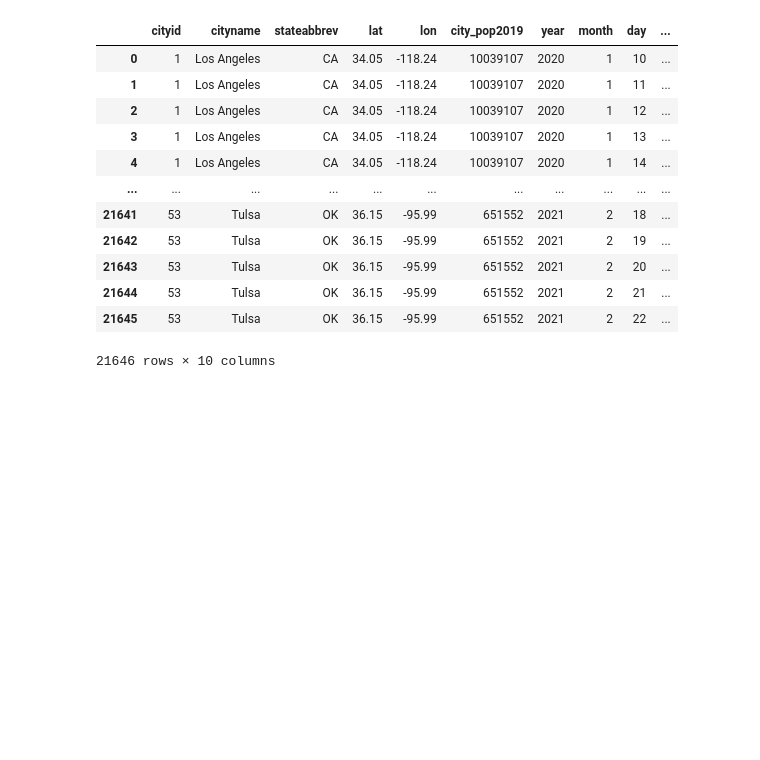
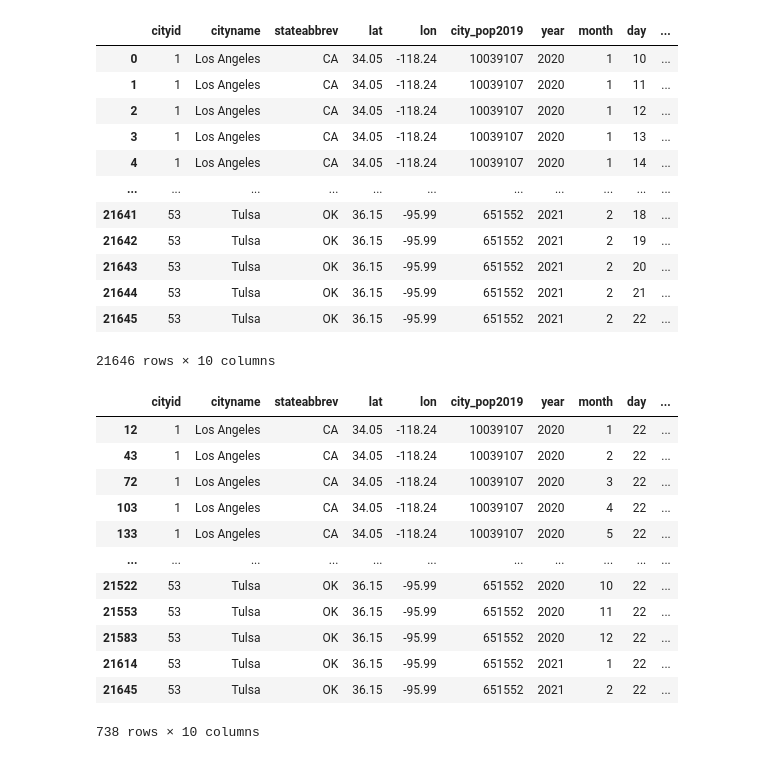
Before and after one commit to Loki-codes/Greener-Pastures, a Jupyter notebook: womplygeo.ipynb, the cells around one changed output. Drawn from its saved outputs; the diff is of its cells as text; code cells hidden in the pictures; blank space fills up the shorter version.

```diff
--- a/womplygeo.ipynb
+++ b/womplygeo.ipynb
@@ -94,3 +87,22 @@ merge_df
 | 21644 | 53 | Tulsa | OK | 36.15 | -95.99 | 651552 | 2021 | 2 | 21 | ... |
 | 21645 | 53 | Tulsa | OK | 36.15 | -95.99 | 651552 | 2021 | 2 | 22 | ... |
 21646 rows × 10 columns
+# %%
+#finding the info only on the 22nd of the month
+monthly_ = merge_df['day'] == 22
+monthly_merge_df = merge_df[monthly_]
+monthly_merge_df
+# %% [output]
+|  | cityid | cityname | stateabbrev | lat | lon | city_pop2019 | year | month | day | ... |
+| 12 | 1 | Los Angeles | CA | 34.05 | -118.24 | 10039107 | 2020 | 1 | 22 | ... |
+| 43 | 1 | Los Angeles | CA | 34.05 | -118.24 | 10039107 | 2020 | 2 | 22 | ... |
+| 72 | 1 | Los Angeles | CA | 34.05 | -118.24 | 10039107 | 2020 | 3 | 22 | ... |
+| 103 | 1 | Los Angeles | CA | 34.05 | -118.24 | 10039107 | 2020 | 4 | 22 | ... |
+| 133 | 1 | Los Angeles | CA | 34.05 | -118.24 | 10039107 | 2020 | 5 | 22 | ... |
+| ... | ... | ... | ... | ... | ... | ... | ... | ... | ... | ... |
+| 21522 | 53 | Tulsa | OK | 36.15 | -95.99 | 651552 | 2020 | 10 | 22 | ... |
+| 21553 | 53 | Tulsa | OK | 36.15 | -95.99 | 651552 | 2020 | 11 | 22 | ... |
+| 21583 | 53 | Tulsa | OK | 36.15 | -95.99 | 651552 | 2020 | 12 | 22 | ... |
+| 21614 | 53 | Tulsa | OK | 36.15 | -95.99 | 651552 | 2021 | 1 | 22 | ... |
+| 21645 | 53 | Tulsa | OK | 36.15 | -95.99 | 651552 | 2021 | 2 | 22 | ... |
+738 rows × 10 columns
```
Also changed, not shown: parts of 10 cells of this notebook.
